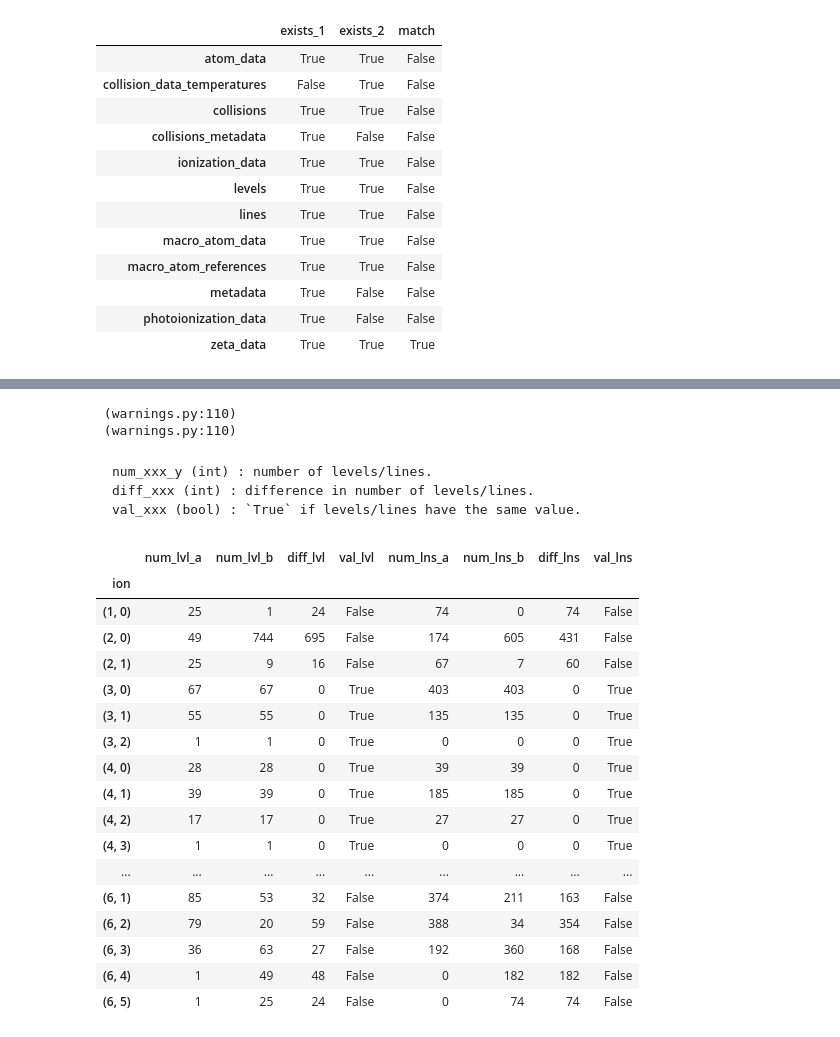
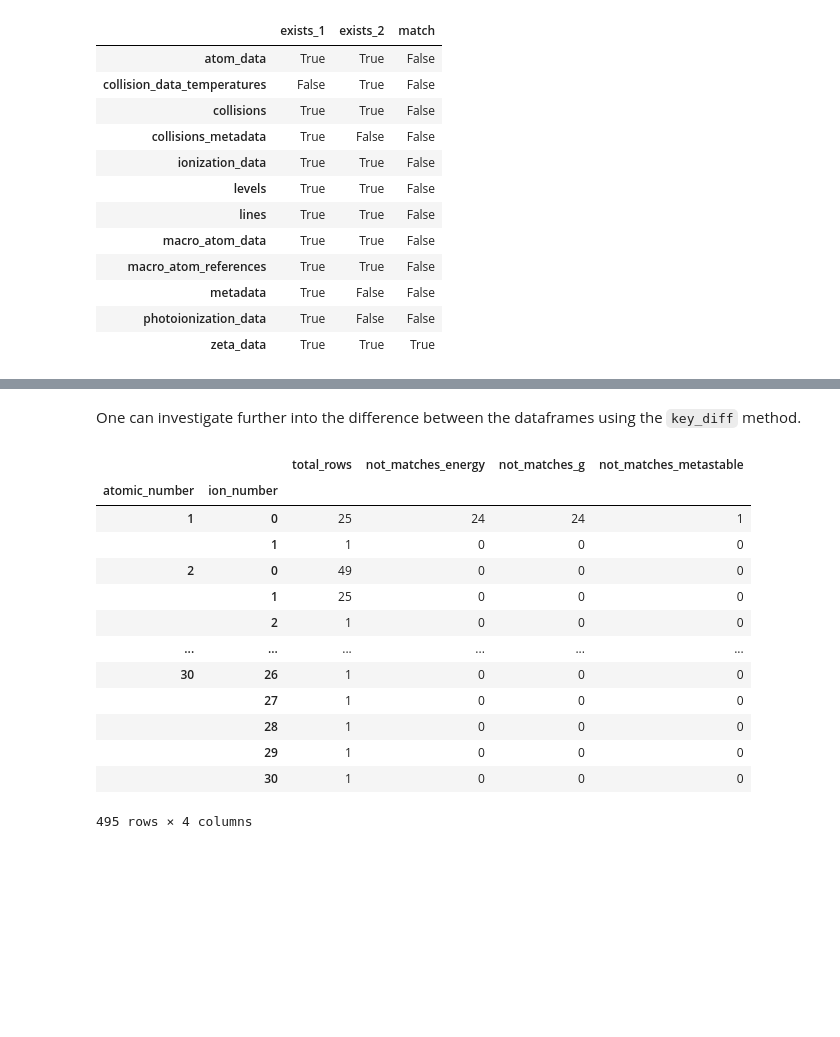
Before and after one commit to tardis-sn/carsus, a Jupyter notebook: docs/development/compare_atomic_files.ipynb, the cells around one changed output, grey strips where cells are left out. Cells and saved outputs as stored; diff of their text form; code cells hidden in the pictures; blank space fills up the shorter version.

````diff
--- a/docs/development/compare_atomic_files.ipynb
+++ b/docs/development/compare_atomic_files.ipynb
@@ -312,11 +41,0 @@ atom_data_b.to_hdf('B.h5')
-# %%
-tt = compare_levels_lines('A.h5', 'B.h5', ions='H-C')
-# %% [output]
- (warnings.py:110)
- (warnings.py:110)
-# %% [markdown]
-```
-num_xxx_y (int) : number of levels/lines.
-diff_xxx (int) : difference in number of levels/lines.
-val_xxx (bool) : `True` if levels/lines have the same value.
-```
@@ -336,22 +42,19 @@ def highlight_diff(val):
-# %%
-tt.style.applymap(highlight_values, subset=['val_lvl', 'val_lns']).applymap(
-                    highlight_diff, subset=['diff_lvl', 'diff_lns'])
-# %% [output]
-|  | num_lvl_a | num_lvl_b | diff_lvl | val_lvl | num_lns_a | num_lns_b | diff_lns | val_lns |
-| ion |  |  |  |  |  |  |  |  |
-| (1, 0) | 25 | 1 | 24 | False | 74 | 0 | 74 | False |
-| (2, 0) | 49 | 744 | 695 | False | 174 | 605 | 431 | False |
-| (2, 1) | 25 | 9 | 16 | False | 67 | 7 | 60 | False |
-| (3, 0) | 67 | 67 | 0 | True | 403 | 403 | 0 | True |
-| (3, 1) | 55 | 55 | 0 | True | 135 | 135 | 0 | True |
-| (3, 2) | 1 | 1 | 0 | True | 0 | 0 | 0 | True |
-| (4, 0) | 28 | 28 | 0 | True | 39 | 39 | 0 | True |
-| (4, 1) | 39 | 39 | 0 | True | 185 | 185 | 0 | True |
-| (4, 2) | 17 | 17 | 0 | True | 27 | 27 | 0 | True |
-| (4, 3) | 1 | 1 | 0 | True | 0 | 0 | 0 | True |
-| ... | ... | ... | ... | ... | ... | ... | ... | ... |
-| (6, 1) | 85 | 53 | 32 | False | 374 | 211 | 163 | False |
-| (6, 2) | 79 | 20 | 59 | False | 388 | 34 | 354 | False |
-| (6, 3) | 36 | 63 | 27 | False | 192 | 360 | 168 | False |
-| (6, 4) | 1 | 49 | 48 | False | 0 | 182 | 182 | False |
-| (6, 5) | 1 | 25 | 24 | False | 0 | 74 | 74 | False |
+# %% [markdown]
+One can investigate further into the difference between the dataframes using the `key_diff` method.
+# %%
+atc.key_diff("levels")
+# %% [output]
+|  |  | total_rows | not_matches_energy | not_matches_g | not_matches_metastable |
+| atomic_number | ion_number |  |  |  |  |
+| 1 | 0 | 25 | 24 | 24 | 1 |
+|  | 1 | 1 | 0 | 0 | 0 |
+| 2 | 0 | 49 | 0 | 0 | 0 |
+|  | 1 | 25 | 0 | 0 | 0 |
+|  | 2 | 1 | 0 | 0 | 0 |
+| ... | ... | ... | ... | ... | ... |
+| 30 | 26 | 1 | 0 | 0 | 0 |
+|  | 27 | 1 | 0 | 0 | 0 |
+|  | 28 | 1 | 0 | 0 | 0 |
+|  | 29 | 1 | 0 | 0 | 0 |
+|  | 30 | 1 | 0 | 0 | 0 |
+495 rows × 4 columns
````
Also changed, not shown: parts of 38 cells of this notebook.
